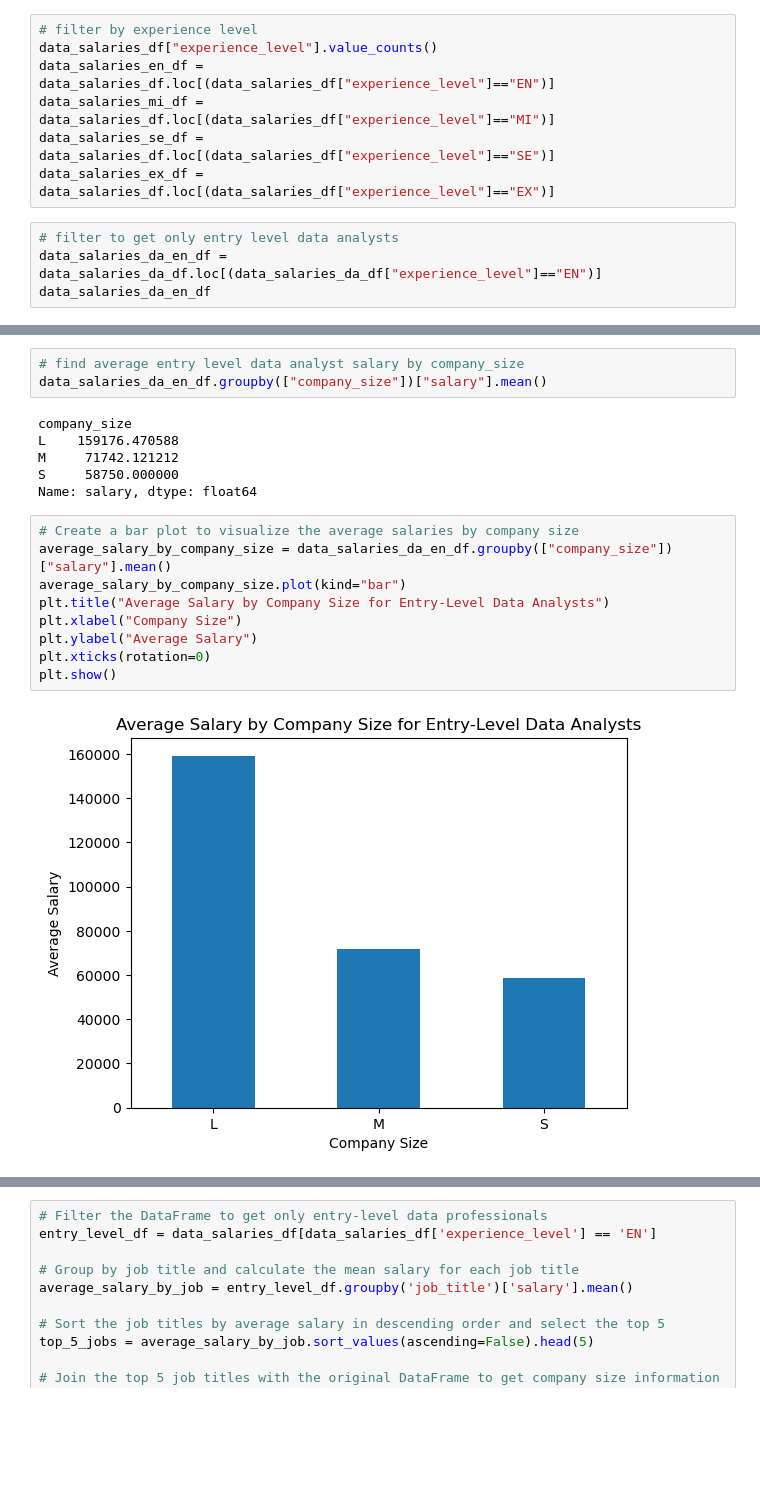
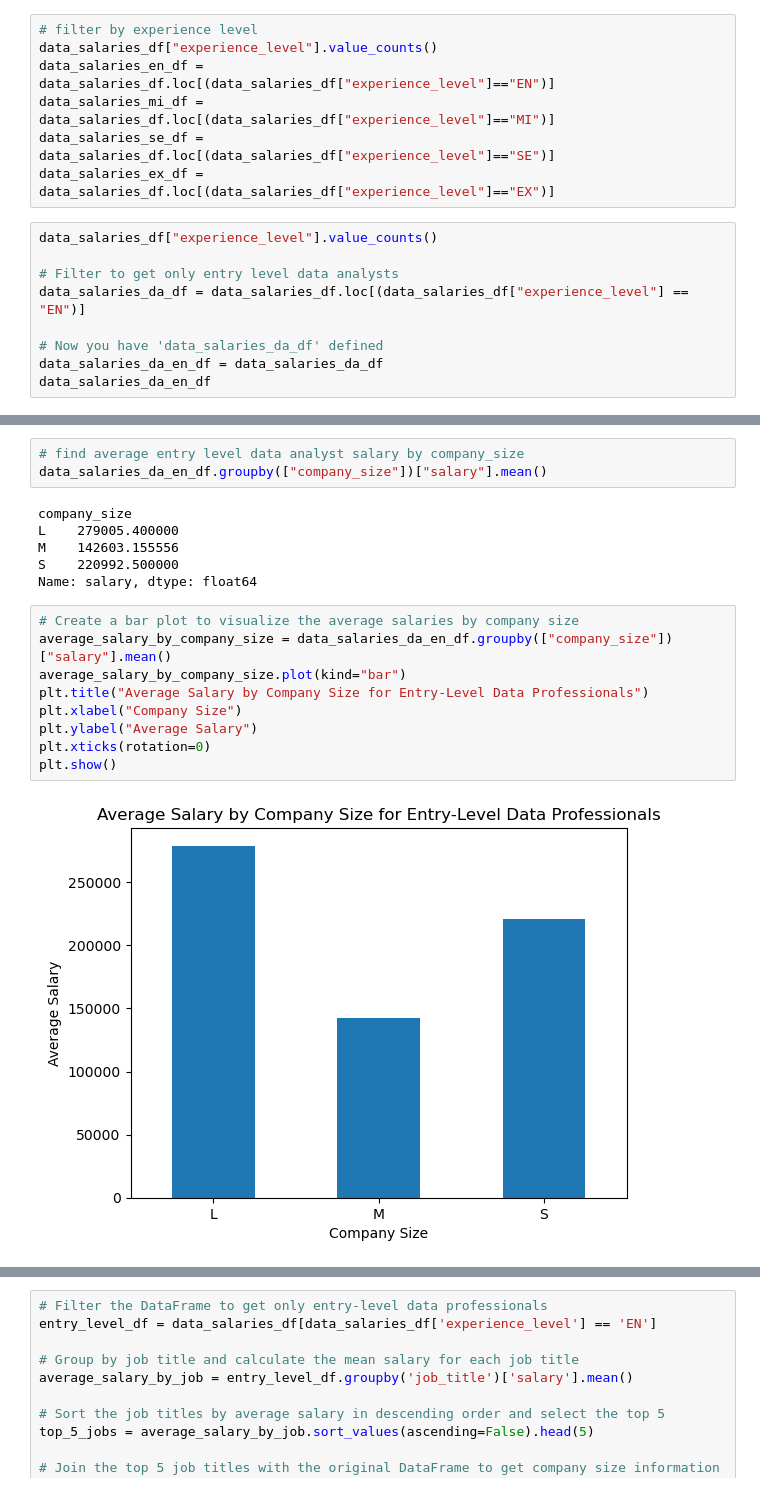
Before and after one commit to christian-a-smith/project-1, a Jupyter notebook: question-1/question-1_company size.ipynb, the cells around one changed output, grey strips where cells are left out. Saved outputs shown, nothing was run; the diff lists cells and outputs as text; blank space fills up the shorter version.

```diff
--- a/question-1/question-1_company size.ipynb
+++ b/question-1/question-1_company size.ipynb
@@ -48,8 +48,13 @@ data_salaries_mi_df = data_salaries_df.loc[(data_salaries_df["experience_level"]
 data_salaries_se_df = data_salaries_df.loc[(data_salaries_df["experience_level"]=="SE")]
 data_salaries_ex_df = data_salaries_df.loc[(data_salaries_df["experience_level"]=="EX")]
 # %%
-# filter to get only entry level data analysts
-data_salaries_da_en_df = data_salaries_da_df.loc[(data_salaries_da_df["experience_level"]=="EN")]
+data_salaries_df["experience_level"].value_counts()
+
+# Filter to get only entry level data analysts
+data_salaries_da_df = data_salaries_df.loc[(data_salaries_df["experience_level"] == "EN")]
+
+# Now you have 'data_salaries_da_df' defined
+data_salaries_da_en_df = data_salaries_da_df
 data_salaries_da_en_df
 # %% [output]
 |  | work_year | experience_level | employment_type | job_title | salary | salary_currency | salary_in_usd | ... |
@@ -70,20 +75,20 @@ data_salaries_da_en_df
 data_salaries_da_en_df.groupby(["company_size"])["salary"].mean()
 # %% [output]
 company_size
-L    159176.470588
-M     71742.121212
-S     58750.000000
+L    279005.400000
+M    142603.155556
+S    220992.500000
 Name: salary, dtype: float64
 # %%
 # Create a bar plot to visualize the average salaries by company size
 average_salary_by_company_size = data_salaries_da_en_df.groupby(["company_size"])["salary"].mean()
 average_salary_by_company_size.plot(kind="bar")
-plt.title("Average Salary by Company Size for Entry-Level Data Analysts")
+plt.title("Average Salary by Company Size for Entry-Level Data Professionals")
 plt.xlabel("Company Size")
 plt.ylabel("Average Salary")
 plt.xticks(rotation=0)
 plt.show()
 # %% [output]
-[figure, old version]
+[figure, new version]
 # %%
 data_salaries_da_en_df.boxplot(column='salary', by='company_size')
```
Also changed, not shown: parts of 5 cells of this notebook.
